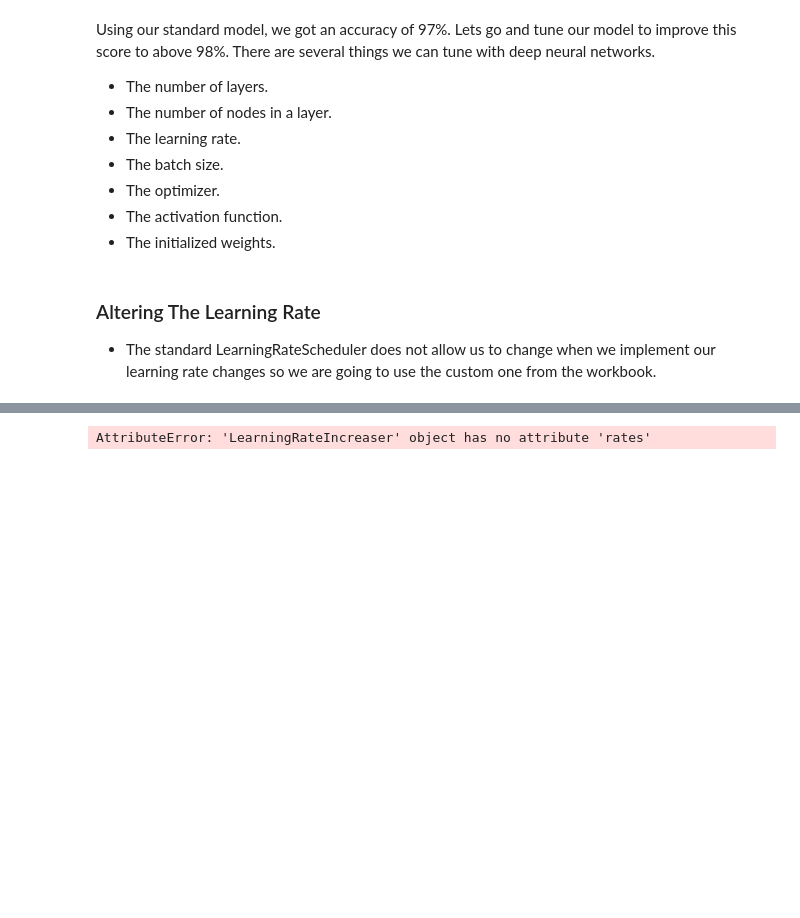
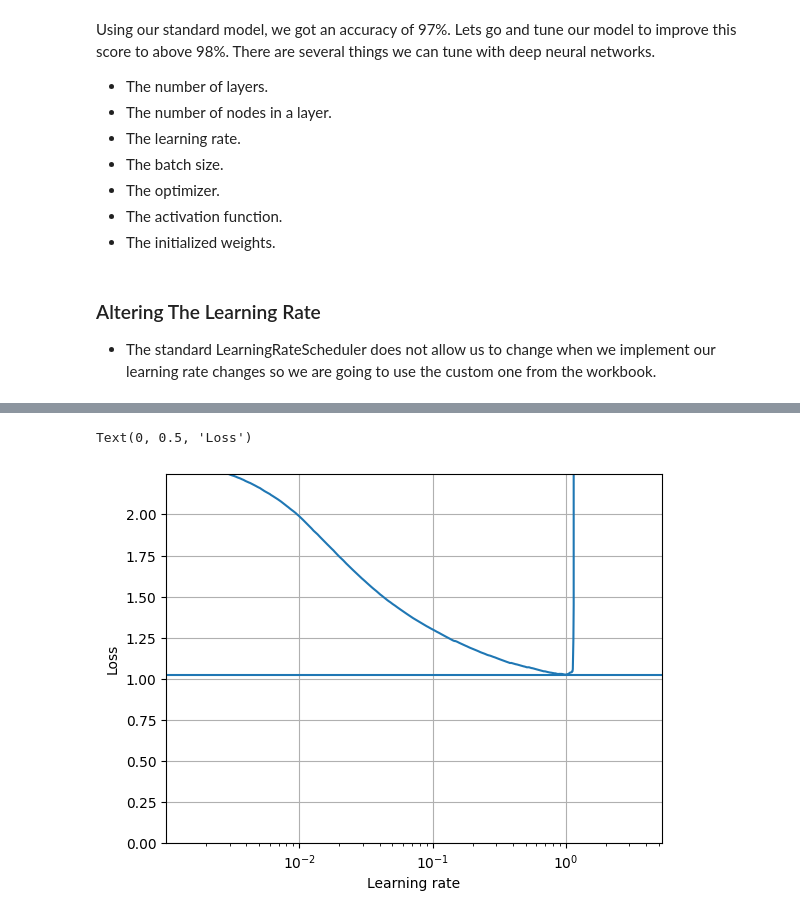
Before and after one commit to CamWheeler135/homework, a Jupyter notebook: Hands_On_Machine_Learning/Chapter 10 - Introduction to ANNs .ipynb, the cells around one changed output, grey strips where cells are left out. Drawn from its saved outputs; the diff is of its cells as text; code cells hidden in the pictures; blank space fills up the shorter version.

```diff
--- a/Hands_On_Machine_Learning/Chapter 10 - Introduction to ANNs .ipynb
+++ b/Hands_On_Machine_Learning/Chapter 10 - Introduction to ANNs .ipynb
@@ -175,10 +176,12 @@ lr_tuner_cb = LearningRateIncreaser(increase=1.005) # Increasing by 0.5% each it
 # %%
 history = lr_tuned_model.fit(X_train, Y_train, epochs=1, validation_data=(X_valid, Y_valid), callbacks=[lr_tuner_cb])
 
+print(max(lr_tuner_cb.learning_rates))
+
 plt.plot(lr_tuner_cb.learning_rates, lr_tuner_cb.losses)
 plt.gca().set_xscale('log')
-plt.hlines(min(lr_tuner_cb.losses), min(lr_tuner_cb.rates), max(lr_tuner_cb.learning_rates))
-plt.axis([min(lr_tuner_cb.learning_rates), max(lr_tuner_cb.rates), 0, lr_tuner_cb.losses[0]])
+plt.hlines(min(lr_tuner_cb.losses), min(lr_tuner_cb.learning_rates), max(lr_tuner_cb.learning_rates))
+plt.axis([min(lr_tuner_cb.learning_rates), max(lr_tuner_cb.learning_rates), 0, lr_tuner_cb.losses[0]])
 plt.grid()
 plt.xlabel("Learning rate")
 plt.ylabel("Loss")
@@ -187 +191,2 @@ plt.ylabel("Loss")
-AttributeError: 'LearningRateIncreaser' object has no attribute 'rates'
+Text(0, 0.5, 'Loss')
+[figure, added]
```
Also changed, not shown: parts of 2 cells of this notebook.
